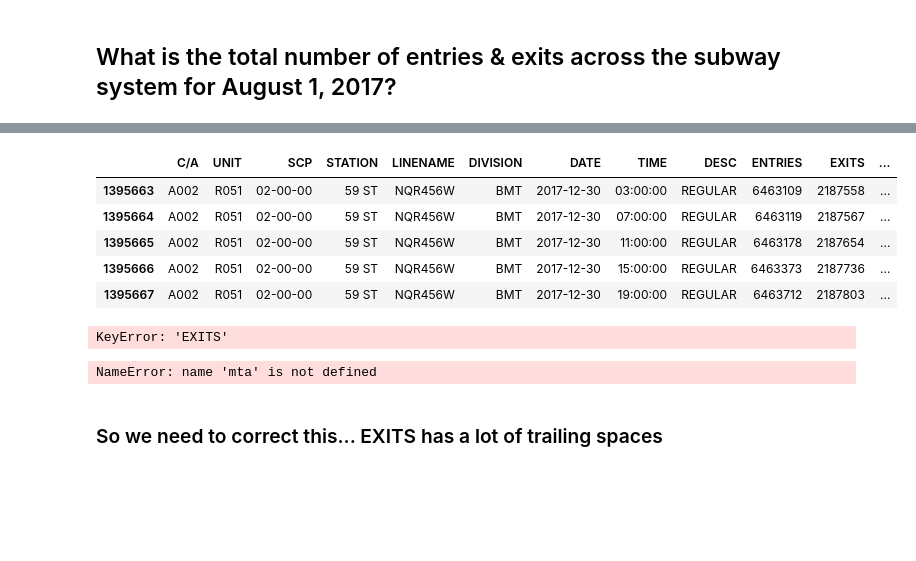
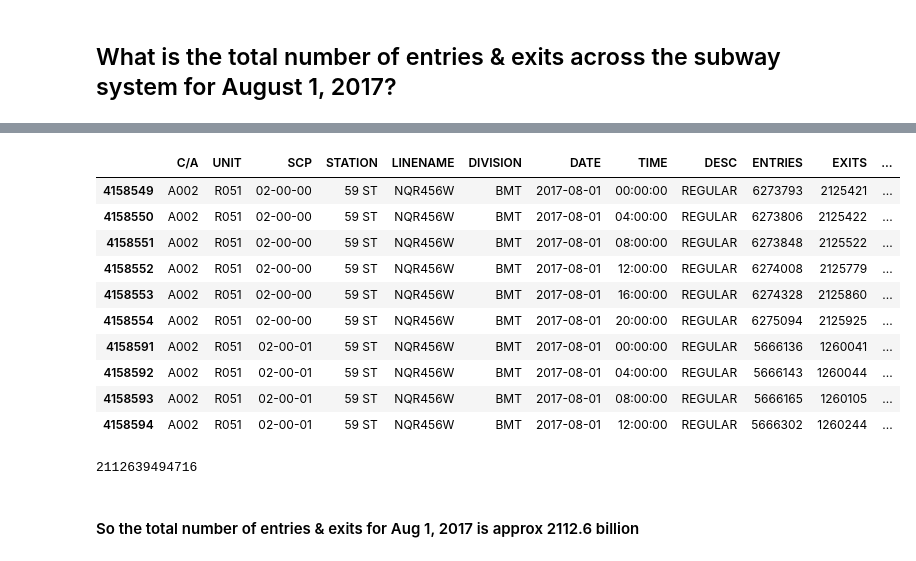
Before and after one commit to akshayjam/datascience, a Jupyter notebook: Data analysis of MTA turnstile dataset.ipynb, the cells around one changed output, grey strips where cells are left out. Saved outputs shown, nothing was run; the diff lists cells and outputs as text; code cells hidden in the pictures; blank space fills up the shorter version.

```diff
--- a/Data analysis of MTA turnstile dataset.ipynb
+++ b/Data analysis of MTA turnstile dataset.ipynb
@@ -403,4 +292,4 @@ Name: UNIT, dtype: int64
 # %% [markdown]
 ## What is the total number of entries & exits across the subway system for August 1, 2017?
 # %%
-data['Busyness'] = data["ENTRIES"] + data["EXITS"]
+mta['Busyness'] = mta["ENTRIES"] + mta["EXITS"]
@@ -503,19 +295,0 @@ See the caveats in the documentation: http://pandas.pydata.org/pandas-docs/stabl
-# %%
-data.head()
-# %% [output]
-|  | C/A | UNIT | SCP | STATION | LINENAME | DIVISION | DATE | TIME | DESC | ENTRIES | EXITS | ... |
-| 1395663 | A002 | R051 | 02-00-00 | 59 ST | NQR456W | BMT | 2017-12-30 | 03:00:00 | REGULAR | 6463109 | 2187558 | ... |
-| 1395664 | A002 | R051 | 02-00-00 | 59 ST | NQR456W | BMT | 2017-12-30 | 07:00:00 | REGULAR | 6463119 | 2187567 | ... |
-| 1395665 | A002 | R051 | 02-00-00 | 59 ST | NQR456W | BMT | 2017-12-30 | 11:00:00 | REGULAR | 6463178 | 2187654 | ... |
-| 1395666 | A002 | R051 | 02-00-00 | 59 ST | NQR456W | BMT | 2017-12-30 | 15:00:00 | REGULAR | 6463373 | 2187736 | ... |
-| 1395667 | A002 | R051 | 02-00-00 | 59 ST | NQR456W | BMT | 2017-12-30 | 19:00:00 | REGULAR | 6463712 | 2187803 | ... |
-# %%
-data["Busyness"] = data["ENTRIES"] + data["EXITS"]
-# %% [output]
-KeyError: 'EXITS'
-# %%
-mta.columns
-# %% [output]
-NameError: name 'mta' is not defined
-# %% [markdown]
-### So we need to correct this... EXITS has a lot of trailing spaces
@@ -523,0 +296,20 @@ data.rename(columns={'EXITS
+# %%
+mta[mta["DATE"]=="2017-08-01"].head(10)
+# %% [output]
+|  | C/A | UNIT | SCP | STATION | LINENAME | DIVISION | DATE | TIME | DESC | ENTRIES | EXITS | ... |
+| 4158549 | A002 | R051 | 02-00-00 | 59 ST | NQR456W | BMT | 2017-08-01 | 00:00:00 | REGULAR | 6273793 | 2125421 | ... |
+| 4158550 | A002 | R051 | 02-00-00 | 59 ST | NQR456W | BMT | 2017-08-01 | 04:00:00 | REGULAR | 6273806 | 2125422 | ... |
+| 4158551 | A002 | R051 | 02-00-00 | 59 ST | NQR456W | BMT | 2017-08-01 | 08:00:00 | REGULAR | 6273848 | 2125522 | ... |
+| 4158552 | A002 | R051 | 02-00-00 | 59 ST | NQR456W | BMT | 2017-08-01 | 12:00:00 | REGULAR | 6274008 | 2125779 | ... |
+| 4158553 | A002 | R051 | 02-00-00 | 59 ST | NQR456W | BMT | 2017-08-01 | 16:00:00 | REGULAR | 6274328 | 2125860 | ... |
+| 4158554 | A002 | R051 | 02-00-00 | 59 ST | NQR456W | BMT | 2017-08-01 | 20:00:00 | REGULAR | 6275094 | 2125925 | ... |
+| 4158591 | A002 | R051 | 02-00-01 | 59 ST | NQR456W | BMT | 2017-08-01 | 00:00:00 | REGULAR | 5666136 | 1260041 | ... |
+| 4158592 | A002 | R051 | 02-00-01 | 59 ST | NQR456W | BMT | 2017-08-01 | 04:00:00 | REGULAR | 5666143 | 1260044 | ... |
+| 4158593 | A002 | R051 | 02-00-01 | 59 ST | NQR456W | BMT | 2017-08-01 | 08:00:00 | REGULAR | 5666165 | 1260105 | ... |
+| 4158594 | A002 | R051 | 02-00-01 | 59 ST | NQR456W | BMT | 2017-08-01 | 12:00:00 | REGULAR | 5666302 | 1260244 | ... |
+# %%
+mta[mta["DATE"] == "2017-08-01"].Busyness.sum()
+# %% [output]
+2112639494716
+# %% [markdown]
+#### So the total number of entries & exits for Aug 1, 2017 is approx 2112.6 billion
```
Also changed, not shown: parts of 39 cells of this notebook.
